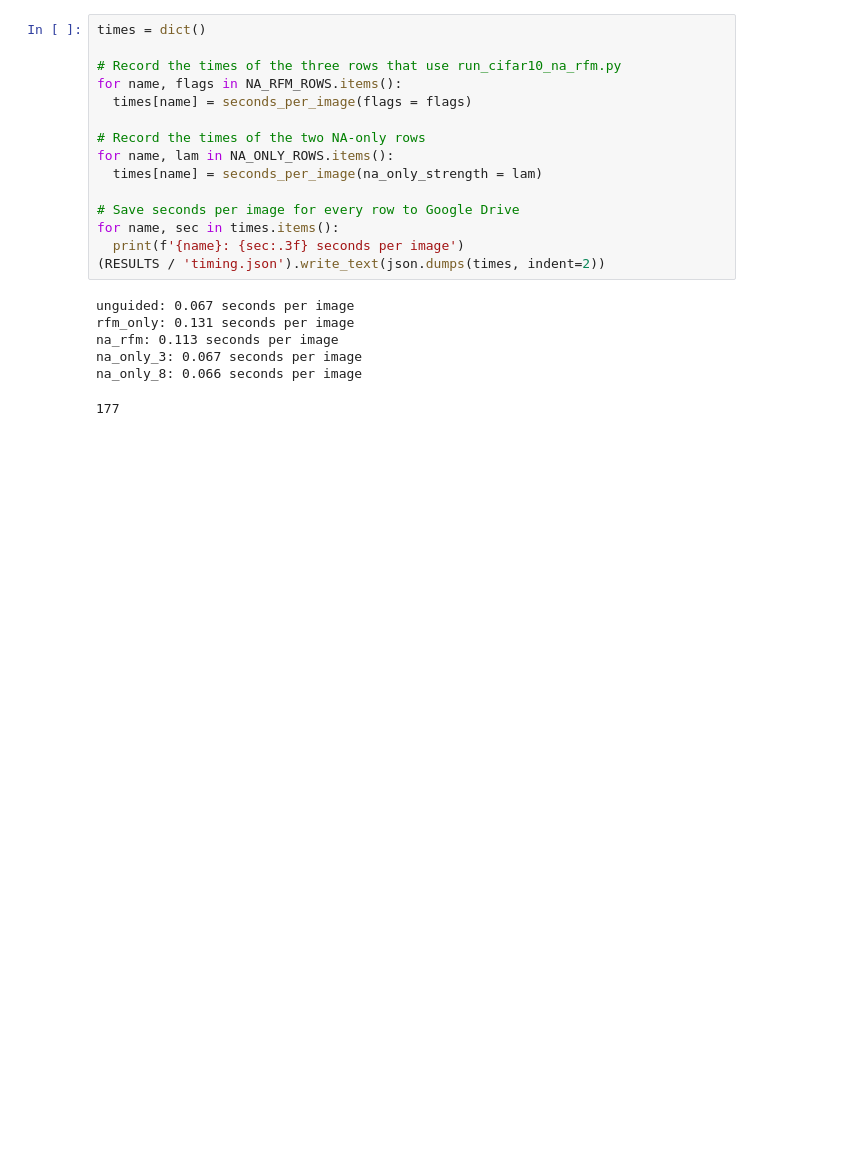
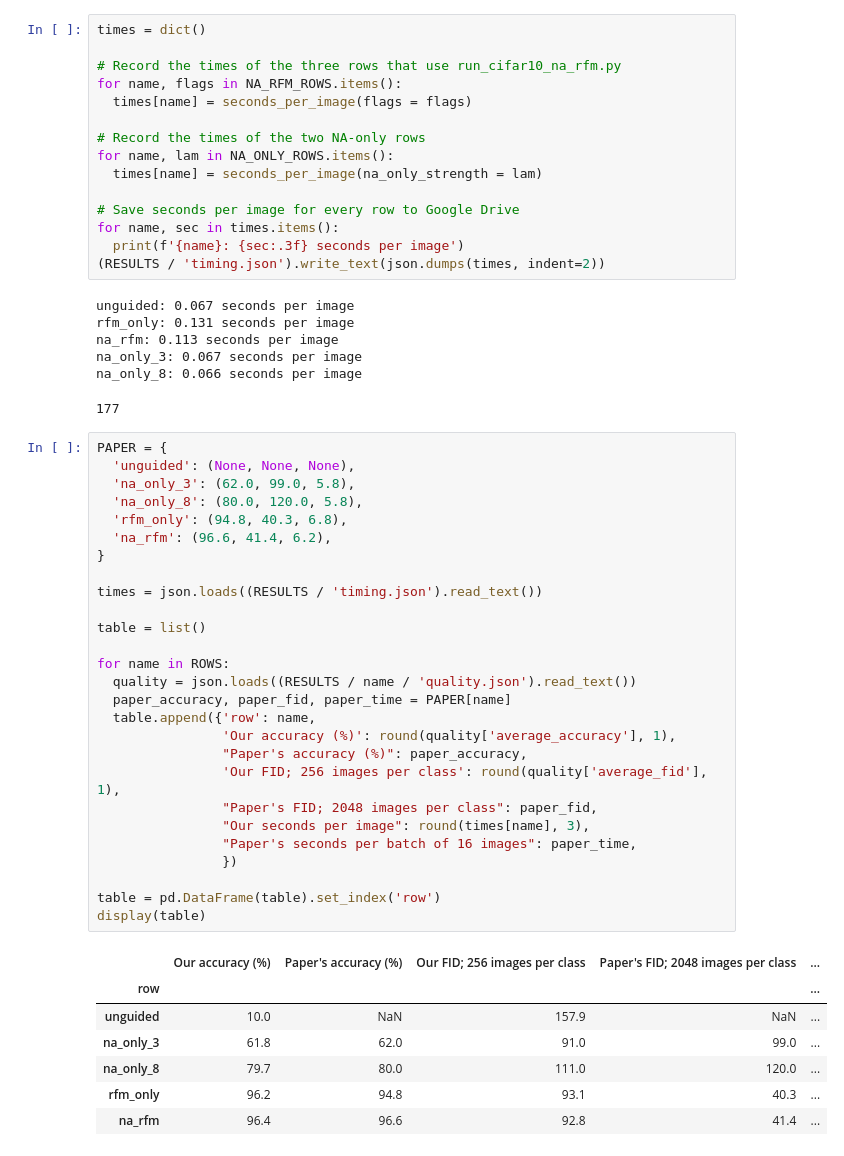
Before and after one commit to Anand-Baidya/180a-proj-diffusion-models, a Jupyter notebook: narfm_cifar10_starter.ipynb, the cells around one changed output. Saved outputs shown, nothing was run; the diff lists cells and outputs as text; blank space fills up the shorter version.

Commit message:
Compare accuracy, FID and sample time with table 2 in the paper

```diff
--- a/narfm_cifar10_starter.ipynb
+++ b/narfm_cifar10_starter.ipynb
@@ -640,3 +635,38 @@ na_rfm: 0.113 seconds per image
 na_only_3: 0.067 seconds per image
 na_only_8: 0.066 seconds per image
 177
+# %%
+PAPER = {
+  'unguided': (None, None, None),
+  'na_only_3': (62.0, 99.0, 5.8),
+  'na_only_8': (80.0, 120.0, 5.8),
+  'rfm_only': (94.8, 40.3, 6.8),
+  'na_rfm': (96.6, 41.4, 6.2),
+}
+
+times = json.loads((RESULTS / 'timing.json').read_text())
+
+table = list()
+
+for name in ROWS:
+  quality = json.loads((RESULTS / name / 'quality.json').read_text())
+  paper_accuracy, paper_fid, paper_time = PAPER[name]
+  table.append({'row': name,
+                'Our accuracy (%)': round(quality['average_accuracy'], 1),
+                "Paper's accuracy (%)": paper_accuracy,
+                'Our FID; 256 images per class': round(quality['average_fid'], 1),
+                "Paper's FID; 2048 images per class": paper_fid,
+                "Our seconds per image": round(times[name], 3),
+                "Paper's seconds per batch of 16 images": paper_time,
+                })
+
+table = pd.DataFrame(table).set_index('row')
+display(table)
+# %% [output]
+|  | Our accuracy (%) | Paper's accuracy (%) | Our FID; 256 images per class | Paper's FID; 2048 images per class | ... |
+| row |  |  |  |  | ... |
+| unguided | 10.0 | NaN | 157.9 | NaN | ... |
+| na_only_3 | 61.8 | 62.0 | 91.0 | 99.0 | ... |
+| na_only_8 | 79.7 | 80.0 | 111.0 | 120.0 | ... |
+| rfm_only | 96.2 | 94.8 | 93.1 | 40.3 | ... |
+| na_rfm | 96.4 | 96.6 | 92.8 | 41.4 | ... |
```
Also changed, not shown: parts of 1 cell of this notebook.
